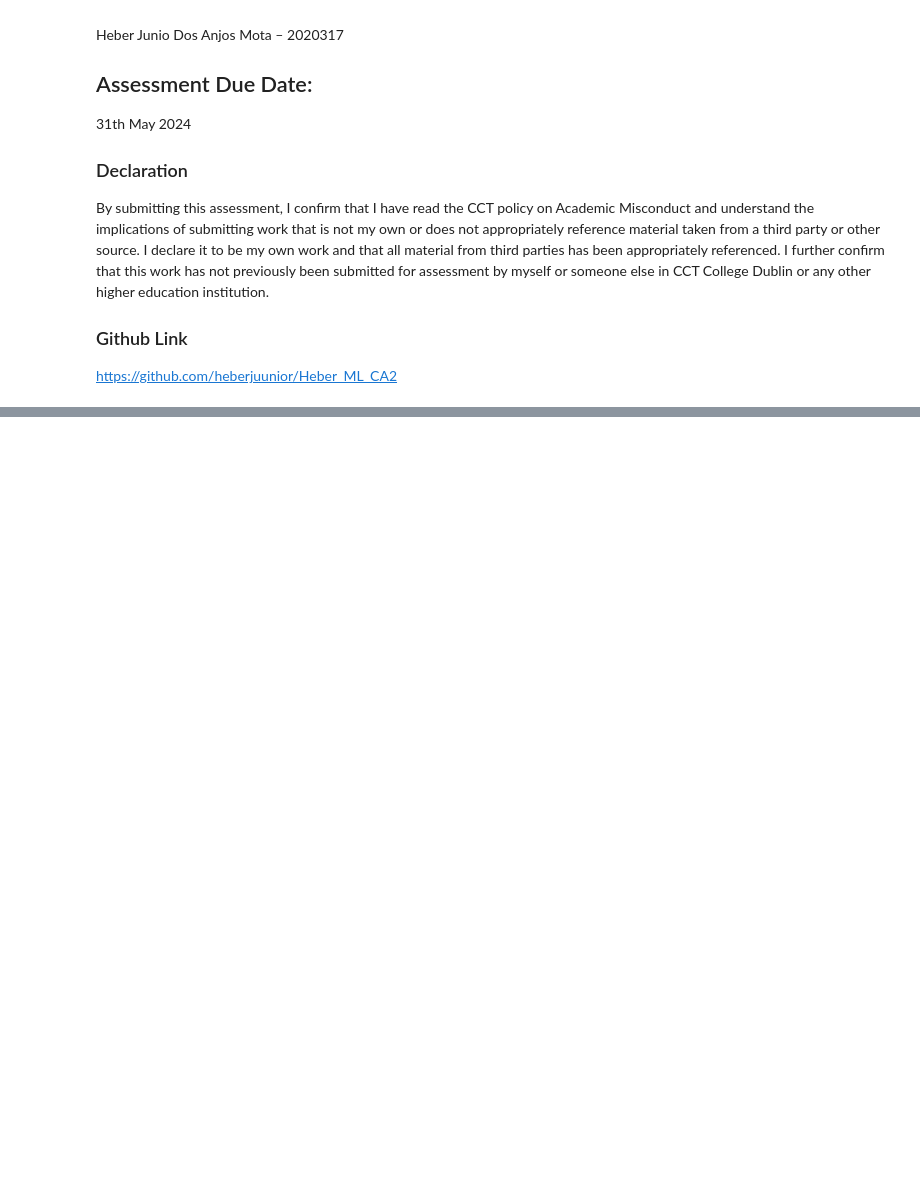
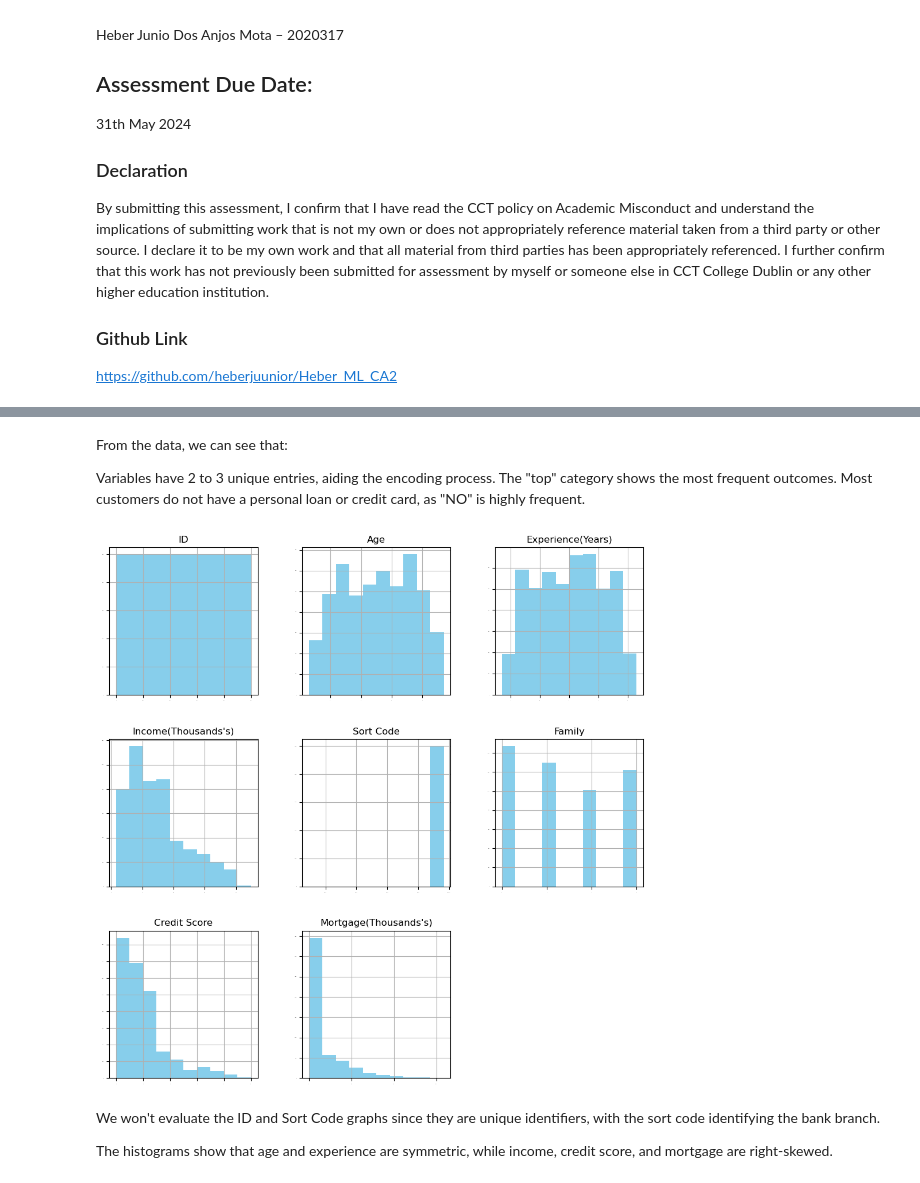
Before and after one commit to heberjuunior/Heber_ML_CA2, a Jupyter notebook: Heber_ML_CA2.ipynb, the cells around one changed output, grey strips where cells are left out. Drawn from its saved outputs; the diff is of its cells as text; code cells hidden in the pictures; blank space fills up the shorter version.

Commit message:
Starting Data Preparation

```diff
--- a/Heber_ML_CA2.ipynb
+++ b/Heber_ML_CA2.ipynb
@@ -37,0 +33,3 @@ display(bank_df)
+# %%
+df = pd.read_csv("BankRecords.csv")
+display(df)
@@ -37,0 +122,16 @@ display(bank_df)
+# %% [markdown]
+
+From the data, we can see that:
+
+Variables have 2 to 3 unique entries, aiding the encoding process.
+The "top" category shows the most frequent outcomes.
+Most customers do not have a personal loan or credit card, as "NO" is highly frequent.
+# %%
+df.hist(sharex=False, sharey=False, xlabelsize=1, ylabelsize=1, figsize=(12, 12), color='skyblue')
+plt.show()
+# %% [output]
+[figure, added]
+# %% [markdown]
+We won't evaluate the ID and Sort Code graphs since they are unique identifiers, with the sort code identifying the bank branch.
+
+The histograms show that age and experience are symmetric, while income, credit score, and mortgage are right-skewed.
```
Also changed, not shown: parts of 19 cells of this notebook.
